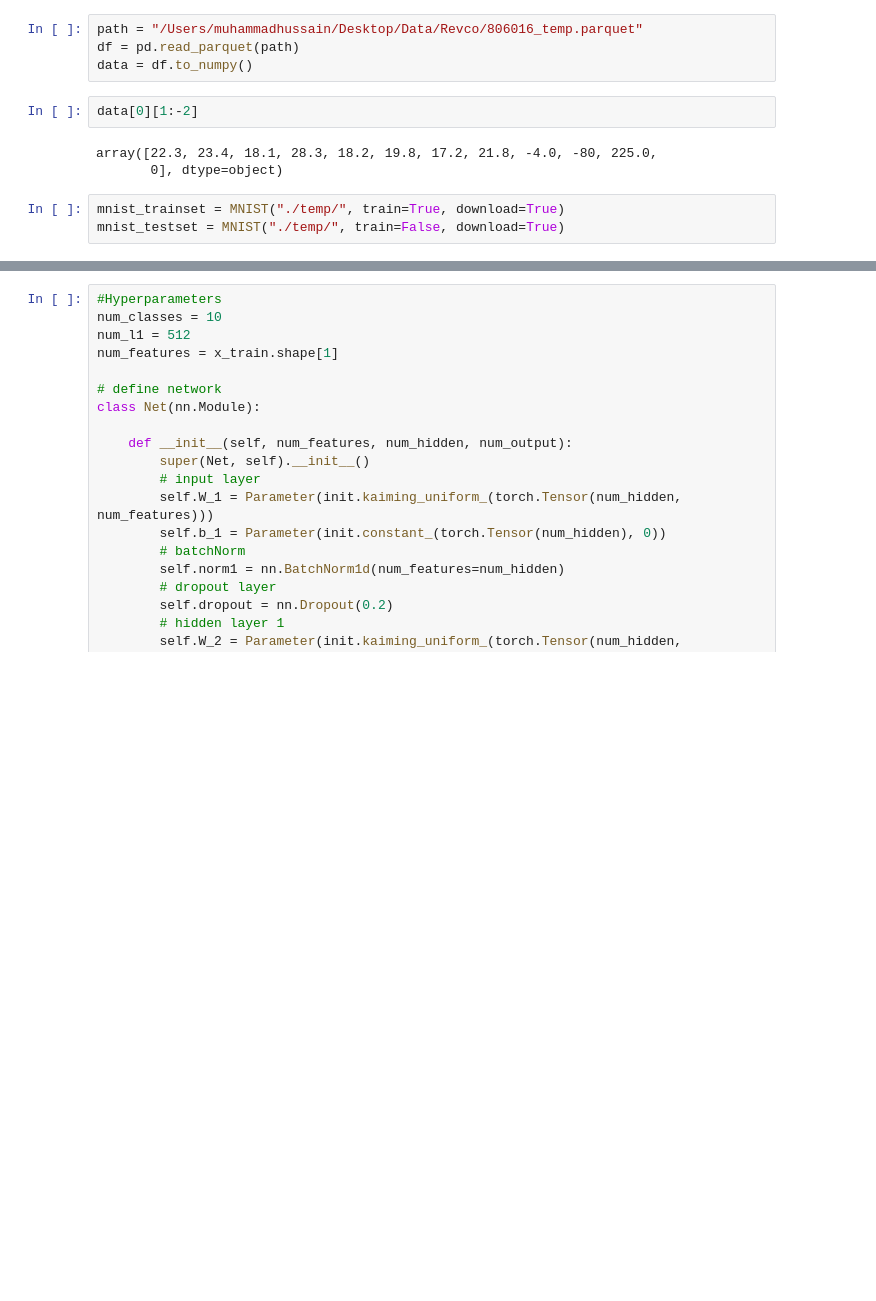
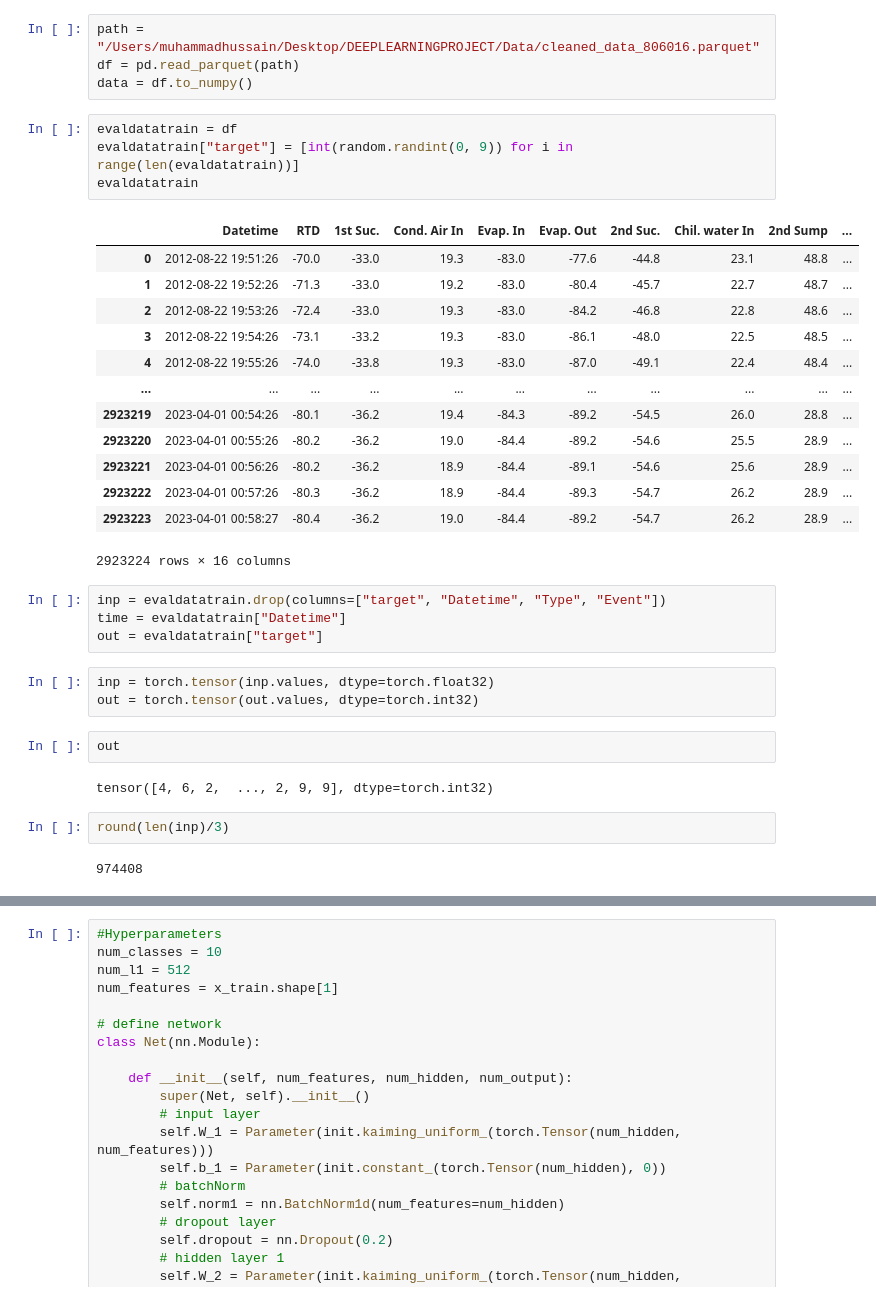
Before and after one commit to muhammadhussain-ops/DeepLearningProject, a Jupyter notebook: NeuralNetwork.ipynb, the cells around one changed output, grey strips where cells are left out. Cells and saved outputs as stored; diff of their text form; blank space fills up the shorter version.

```diff
--- a/NeuralNetwork.ipynb
+++ b/NeuralNetwork.ipynb
@@ -20,14 +17,39 @@ No module named 'plotting'
 # %%
-path = "/Users/muhammadhussain/Desktop/Data/Revco/806016_temp.parquet"
+path = "/Users/muhammadhussain/Desktop/DEEPLEARNINGPROJECT/Data/cleaned_data_806016.parquet"
 df = pd.read_parquet(path)
 data = df.to_numpy()
-# %%
-data[0][1:-2]
-# %% [output]
-array([22.3, 23.4, 18.1, 28.3, 18.2, 19.8, 17.2, 21.8, -4.0, -80, 225.0,
-       0], dtype=object)
-# %%
-mnist_trainset = MNIST("./temp/", train=True, download=True)
-mnist_testset = MNIST("./temp/", train=False, download=True)
+# %%
+evaldatatrain = df
+evaldatatrain["target"] = [int(random.randint(0, 9)) for i in range(len(evaldatatrain))]
+evaldatatrain
+# %% [output]
+|  | Datetime | RTD | 1st Suc. | Cond. Air In | Evap. In | Evap. Out | 2nd Suc. | Chil. water In | 2nd Sump | ... |
+| 0 | 2012-08-22 19:51:26 | -70.0 | -33.0 | 19.3 | -83.0 | -77.6 | -44.8 | 23.1 | 48.8 | ... |
+| 1 | 2012-08-22 19:52:26 | -71.3 | -33.0 | 19.2 | -83.0 | -80.4 | -45.7 | 22.7 | 48.7 | ... |
+| 2 | 2012-08-22 19:53:26 | -72.4 | -33.0 | 19.3 | -83.0 | -84.2 | -46.8 | 22.8 | 48.6 | ... |
+| 3 | 2012-08-22 19:54:26 | -73.1 | -33.2 | 19.3 | -83.0 | -86.1 | -48.0 | 22.5 | 48.5 | ... |
+| 4 | 2012-08-22 19:55:26 | -74.0 | -33.8 | 19.3 | -83.0 | -87.0 | -49.1 | 22.4 | 48.4 | ... |
+| ... | ... | ... | ... | ... | ... | ... | ... | ... | ... | ... |
+| 2923219 | 2023-04-01 00:54:26 | -80.1 | -36.2 | 19.4 | -84.3 | -89.2 | -54.5 | 26.0 | 28.8 | ... |
+| 2923220 | 2023-04-01 00:55:26 | -80.2 | -36.2 | 19.0 | -84.4 | -89.2 | -54.6 | 25.5 | 28.9 | ... |
+| 2923221 | 2023-04-01 00:56:26 | -80.2 | -36.2 | 18.9 | -84.4 | -89.1 | -54.6 | 25.6 | 28.9 | ... |
+| 2923222 | 2023-04-01 00:57:26 | -80.3 | -36.2 | 18.9 | -84.4 | -89.3 | -54.7 | 26.2 | 28.9 | ... |
+| 2923223 | 2023-04-01 00:58:27 | -80.4 | -36.2 | 19.0 | -84.4 | -89.2 | -54.7 | 26.2 | 28.9 | ... |
+2923224 rows × 16 columns
+# %%
+inp = evaldatatrain.drop(columns=["target", "Datetime", "Type", "Event"])
+time = evaldatatrain["Datetime"]
+out = evaldatatrain["target"]
+# %%
+inp = torch.tensor(inp.values, dtype=torch.float32)
+out = torch.tensor(out.values, dtype=torch.int32)
+# %%
+out
+# %% [output]
+tensor([4, 6, 2,  ..., 2, 9, 9], dtype=torch.int32)
+# %%
+round(len(inp)/3)
+# %% [output]
+974408
 # %%
 # To speed up training we'll only work on a subset of the data
```
Also changed, not shown: parts of 12 cells of this notebook.
